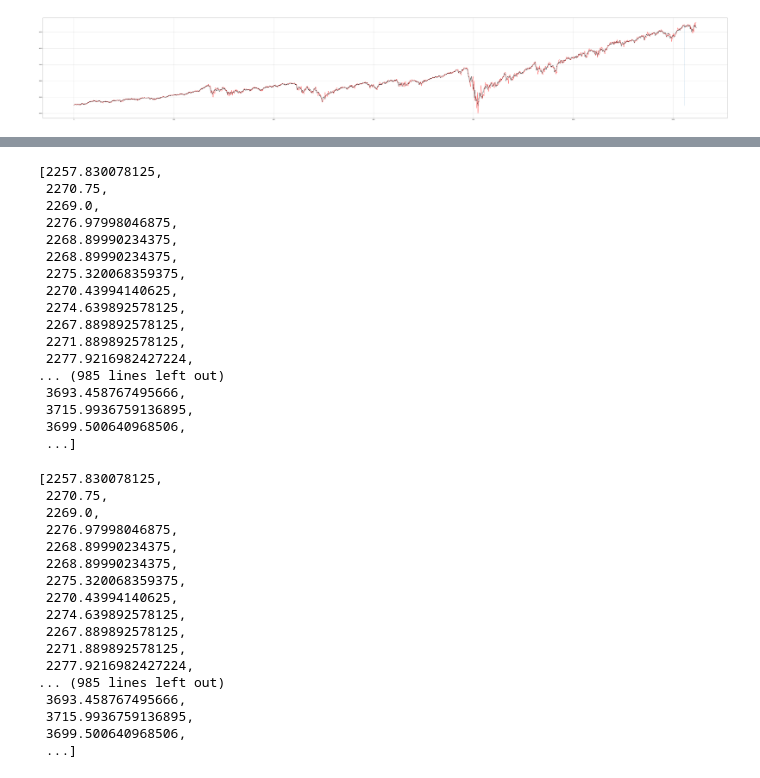
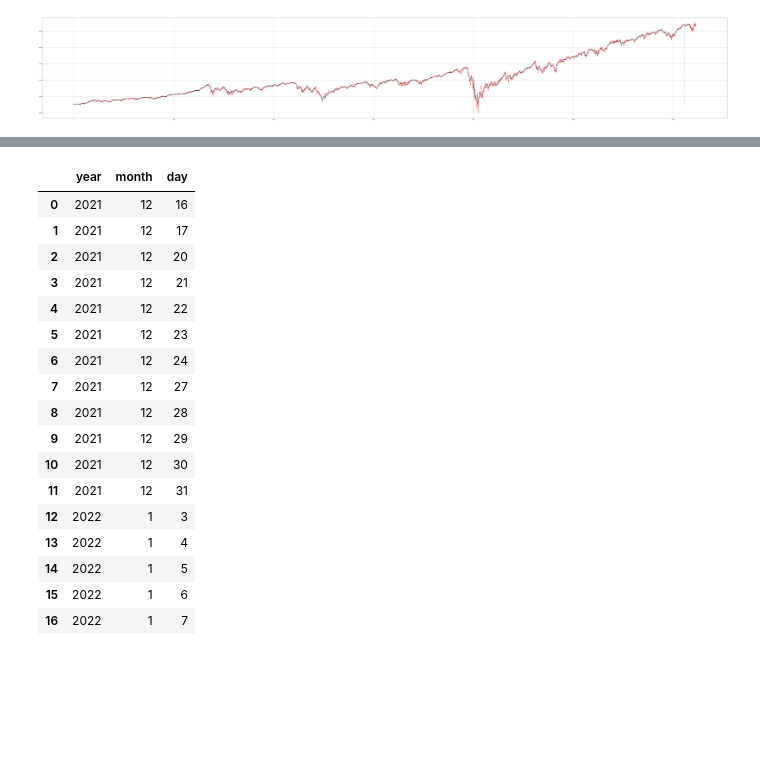
Before and after one commit to napb/mla_final, a Jupyter notebook: final/final.ipynb, the cells around one changed output, grey strips where cells are left out. Cells and saved outputs as stored; diff of their text form; code cells hidden in the pictures; blank space fills up the shorter version.

```diff
--- a/final/final.ipynb
+++ b/final/final.ipynb
@@ -198,40 +194,0 @@ plt.plot([len(data) - 24, len(data) - 24], [min(data), max(data)], "--", linewid
-# %%
-[data[0]] + [y_d1_m2[t] + data[t] for t in range(len(y_d1_m2))]
-# %% [output]
-[2257.830078125,
- 2270.75,
- 2269.0,
- 2276.97998046875,
- 2268.89990234375,
- 2268.89990234375,
- 2275.320068359375,
- 2270.43994140625,
- 2274.639892578125,
- 2267.889892578125,
- 2271.889892578125,
- 2277.9216982427224,
-... (985 lines left out)
- 3693.458767495666,
- 3715.9936759136895,
- 3699.500640968506,
- ...]
-# %%
-y_m2
-# %% [output]
-[2257.830078125,
- 2270.75,
- 2269.0,
- 2276.97998046875,
- 2268.89990234375,
- 2268.89990234375,
- 2275.320068359375,
- 2270.43994140625,
- 2274.639892578125,
- 2267.889892578125,
- 2271.889892578125,
- 2277.9216982427224,
-... (985 lines left out)
- 3693.458767495666,
- 3715.9936759136895,
- 3699.500640968506,
- ...]
@@ -237,0 +197,26 @@ y_m2
+# %%
+df_to_predict = pd.read_csv('./data/test_series.csv')
+# %%
+date_to_predict = pd.concat([df_to_predict["Year"], df_to_predict["Month"], df_to_predict["Date"]],axis=1)
+date_to_predict.columns = ['year', 'month', 'day']
+# %%
+date_to_predict
+# %% [output]
+|  | year | month | day |
+| 0 | 2021 | 12 | 16 |
+| 1 | 2021 | 12 | 17 |
+| 2 | 2021 | 12 | 20 |
+| 3 | 2021 | 12 | 21 |
+| 4 | 2021 | 12 | 22 |
+| 5 | 2021 | 12 | 23 |
+| 6 | 2021 | 12 | 24 |
+| 7 | 2021 | 12 | 27 |
+| 8 | 2021 | 12 | 28 |
+| 9 | 2021 | 12 | 29 |
+| 10 | 2021 | 12 | 30 |
+| 11 | 2021 | 12 | 31 |
+| 12 | 2022 | 1 | 3 |
+| 13 | 2022 | 1 | 4 |
+| 14 | 2022 | 1 | 5 |
+| 15 | 2022 | 1 | 6 |
+| 16 | 2022 | 1 | 7 |
```
Also changed, not shown: parts of 15 cells of this notebook, 1 other file.
